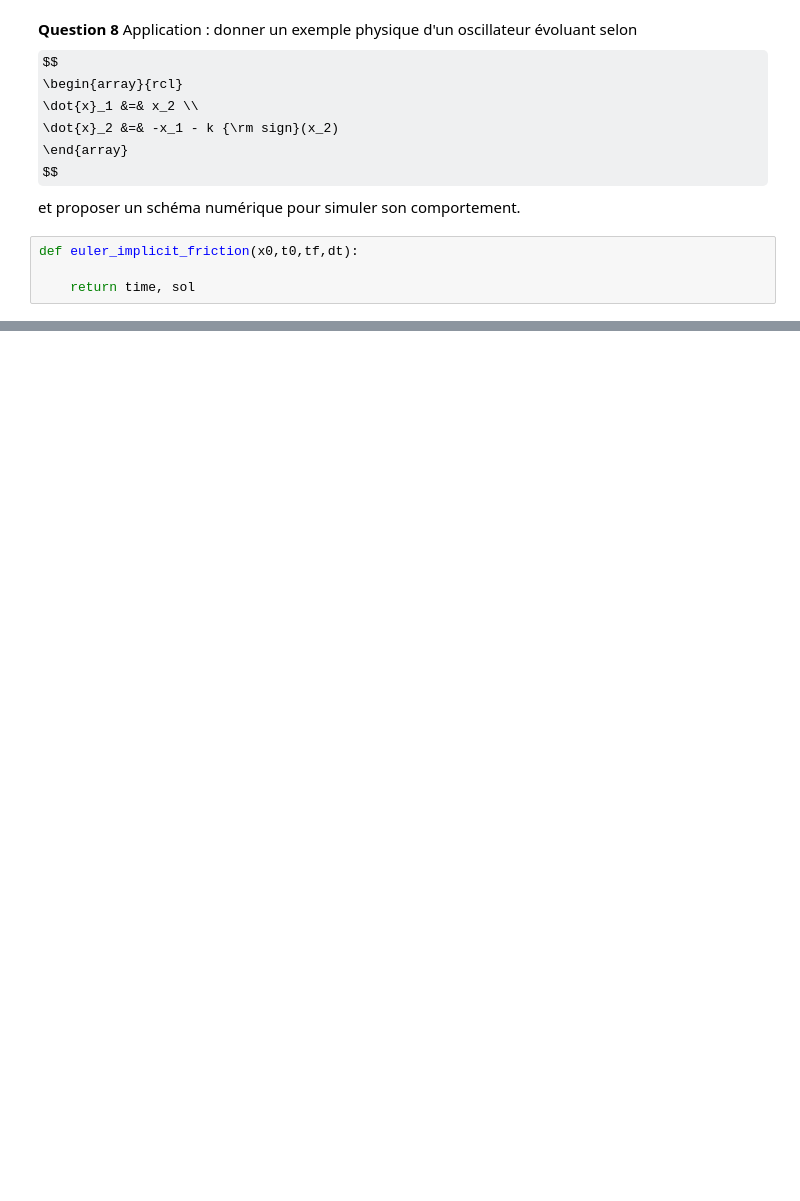
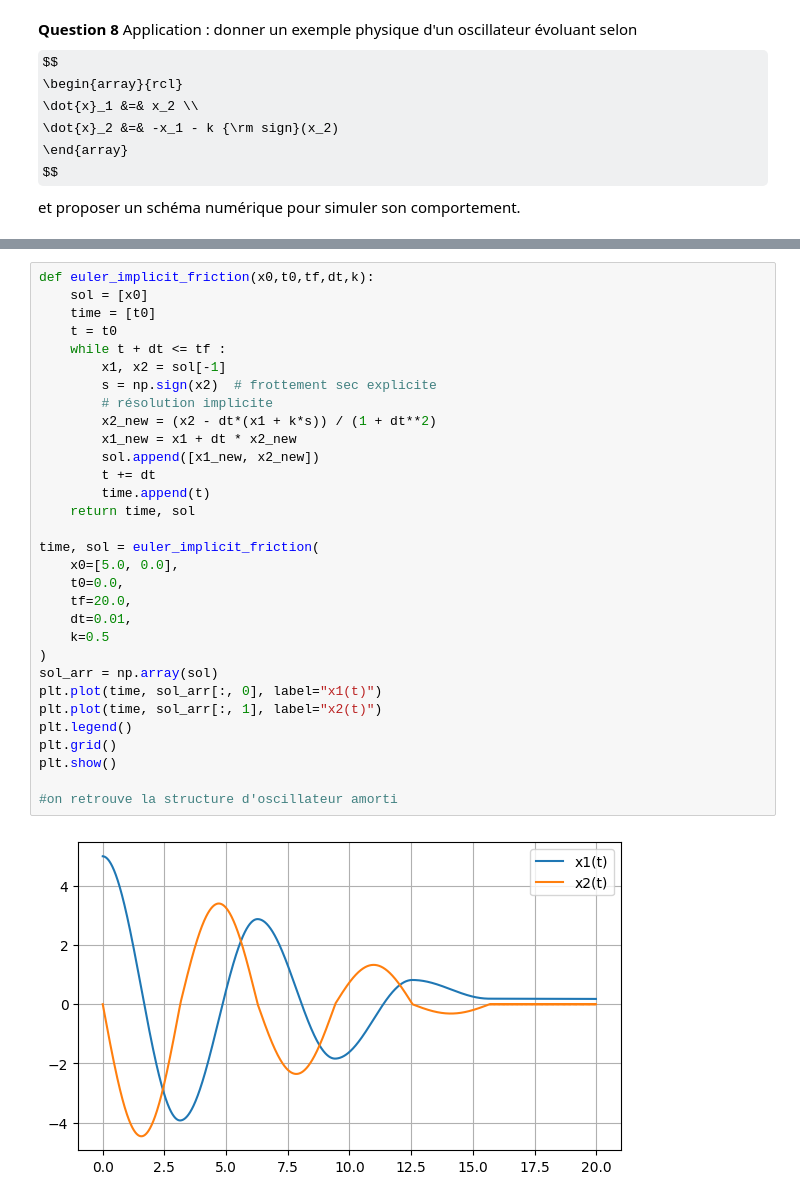
Before and after one commit to alexandrerinchet/Projet-maths-equa-diff, a Jupyter notebook: Projet - Equations Différentielles - 2025.ipynb, the cells around one changed output, grey strips where cells are left out. Drawn from its saved outputs; the diff is of its cells as text; some formulas as TeX source; blank space fills up the shorter version.

```diff
--- a/Projet - Equations Différentielles - 2025.ipynb
+++ b/Projet - Equations Différentielles - 2025.ipynb
@@ -365,7 +399,3 @@ $$
 \end{array}
 $$
 et proposer un schéma numérique pour simuler son comportement.
-# %%
-def euler_implicit_friction(x0,t0,tf,dt):
-
-    return time, sol
@@ -371,0 +417,33 @@ def euler_implicit_friction(x0,t0,tf,dt):
+# %%
+def euler_implicit_friction(x0,t0,tf,dt,k):
+    sol = [x0]
+    time = [t0]
+    t = t0
+    while t + dt <= tf :
+        x1, x2 = sol[-1]
+        s = np.sign(x2)  # frottement sec explicite
+        # résolution implicite
+        x2_new = (x2 - dt*(x1 + k*s)) / (1 + dt**2)
+        x1_new = x1 + dt * x2_new
+        sol.append([x1_new, x2_new])
+        t += dt
+        time.append(t)
+    return time, sol
+
+time, sol = euler_implicit_friction(
+    x0=[5.0, 0.0],
+    t0=0.0,
+    tf=20.0,
+    dt=0.01,
+    k=0.5
+)
+sol_arr = np.array(sol)
+plt.plot(time, sol_arr[:, 0], label="x1(t)")
+plt.plot(time, sol_arr[:, 1], label="x2(t)")
+plt.legend()
+plt.grid()
+plt.show()
+
+#on retrouve la structure d'oscillateur amorti
+# %% [output]
+[figure, added]
```
Also changed, not shown: parts of 6 cells of this notebook.
